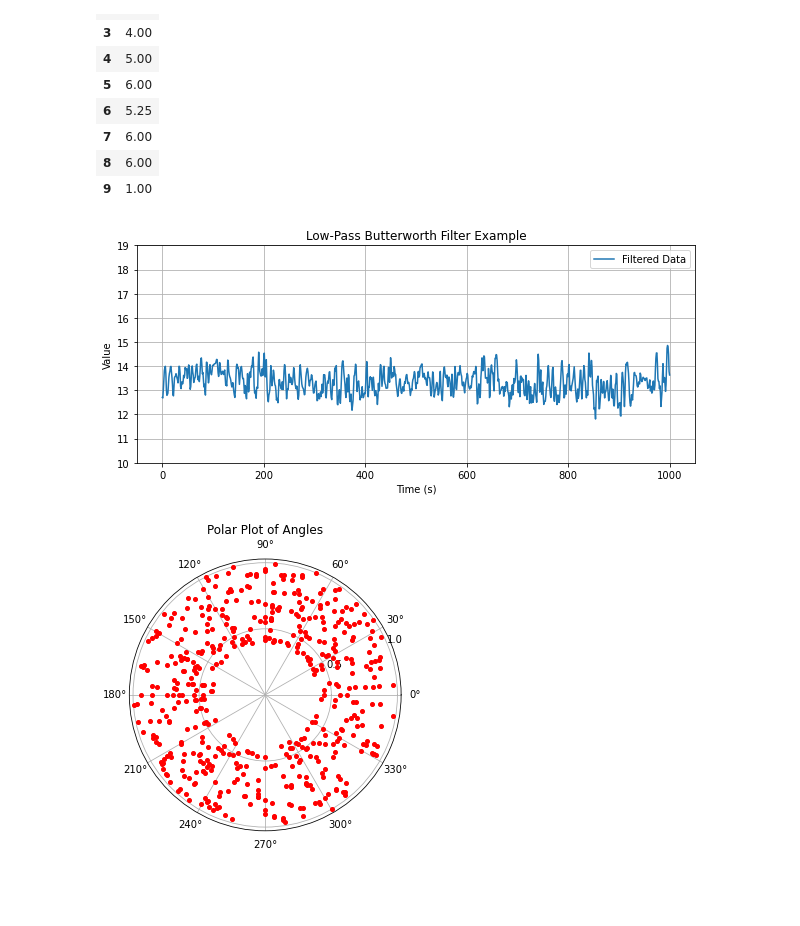
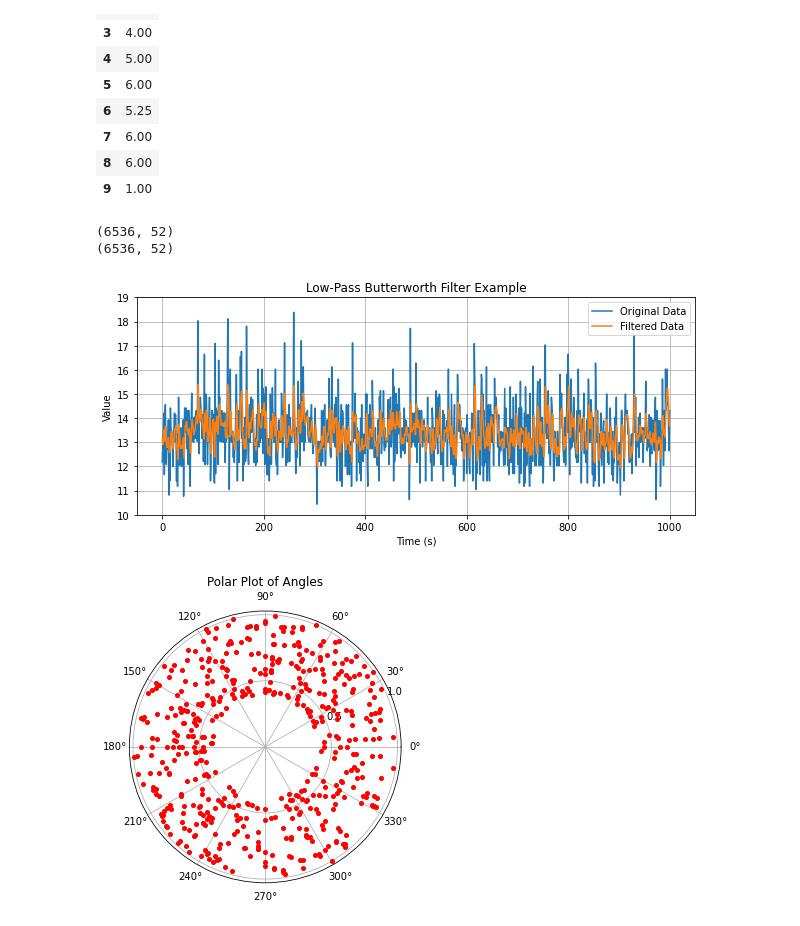
Before and after one commit to Paco-Danes/Thesis, a Jupyter notebook: Code/cleaningAndPlots.ipynb, the cells around one changed output. Saved outputs shown, nothing was run; the diff lists cells and outputs as text; code cells hidden in the pictures; blank space fills up the shorter version.

Commit message:
test with butter: useless

```diff
--- a/Code/cleaningAndPlots.ipynb
+++ b/Code/cleaningAndPlots.ipynb
@@ -111,42 +111,46 @@ import matplotlib.pyplot as plt
 
 # Sample time series data
 # Replace this with your actual data
-data = my_utils.hampel_filtering(data_amp, window_size=51, thresh=3)
-bf_data = my_utils.butterworth_filter_dataframe(data,1,10,100)
+#data = my_utils.hampel_filtering(data_amp, window_size=51, thresh=3)
+print(data_amp.shape)
+bf_data = my_utils.butterworth_filter(data_amp,1,10,100)
+print(bf_data.shape)
 # Define the filter parameters
 order = 2  # Filter order (you can adjust this)
 
 # Define the cutoff frequency as a fraction of the Nyquist frequency (0.5)
 # For example, to set a cutoff frequency of 1 Hz:
 cutoff_frequency = 1 # 1 Hz
 
 # Calculate the Nyquist frequency for a 100 Hz sampling rate
 nyquist_frequency = 50  # Nyquist frequency is half of the sampling rate
 
 # Calculate the actual cutoff frequency in radians per second
 cutoff_frequency_radians_per_second = 2 * np.pi * cutoff_frequency
 
 # Normalize the cutoff frequency by the Nyquist frequency
 normalized_cutoff_frequency = cutoff_frequency_radians_per_second / nyquist_frequency
 
 # Design the Butterworth filter
 #b, a = butter(order, normalized_cutoff_frequency, btype='low')
 #zi = lfilter_zi(b, a)
 # Apply the filter to the data
 #filtered_data = lfilter(b, a, data, zi=zi*data[0])[0]
 # Plot the original and filtered data
 plt.figure(figsize=(10, 4))
-#plt.plot(data.loc[3534:4534,'subc12'].to_numpy(), label='Original Data')
+plt.plot(data_amp.loc[3534:4534,'subc12'].to_numpy(), label='Original Data')
 plt.plot(bf_data.loc[3534:4534,'subc12'].to_numpy(), label='Filtered Data',)
 plt.legend()
 plt.xlabel('Time (s)')
 plt.ylabel('Value')
 plt.title('Low-Pass Butterworth Filter Example')
 plt.ylim(10,19)
 plt.grid(True)
 plt.show()
 # %% [output]
+(6536, 52)
+(6536, 52)
-[figure, old version]
+[figure, new version]
 # %%
 def make_alternating(amp,pha):
     ''' this code combine amplitude and phase in an alternating way like:
```
Also changed, not shown: parts of 5 cells of this notebook, 9 other files.
